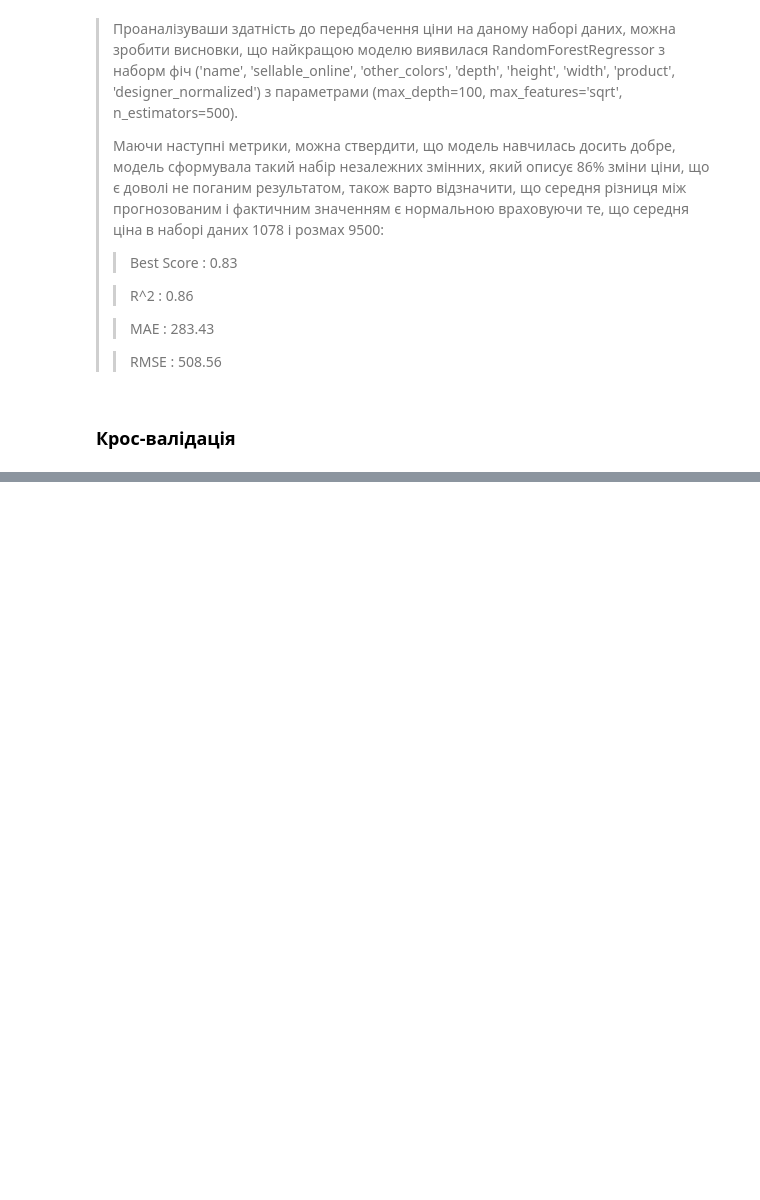
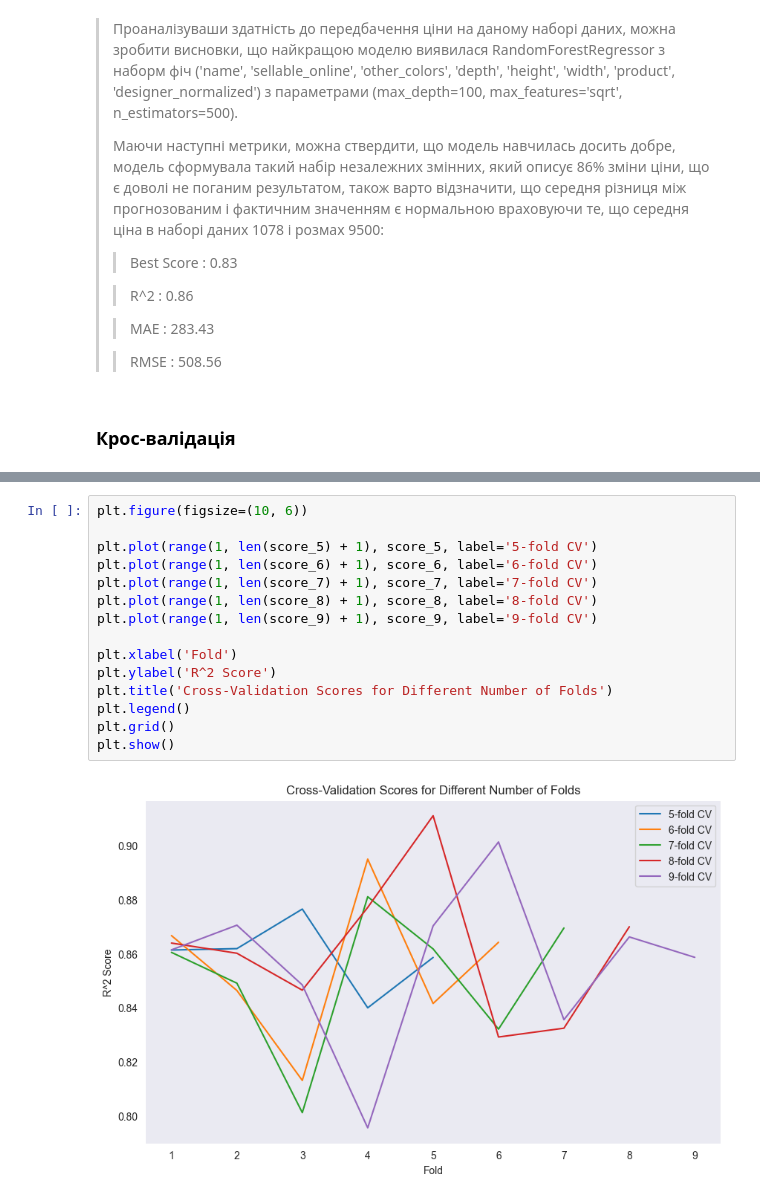
Before and after one commit to vishomirsky/step_project, a Jupyter notebook: step_project.ipynb, the cells around one changed output, grey strips where cells are left out. Drawn from its saved outputs; the diff is of its cells as text; blank space fills up the shorter version.

```diff
--- a/step_project.ipynb
+++ b/step_project.ipynb
@@ -1554,0 +1548,17 @@ plt.show()
+# %%
+plt.figure(figsize=(10, 6))
+
+plt.plot(range(1, len(score_5) + 1), score_5, label='5-fold CV')
+plt.plot(range(1, len(score_6) + 1), score_6, label='6-fold CV')
+plt.plot(range(1, len(score_7) + 1), score_7, label='7-fold CV')
+plt.plot(range(1, len(score_8) + 1), score_8, label='8-fold CV')
+plt.plot(range(1, len(score_9) + 1), score_9, label='9-fold CV')
+
+plt.xlabel('Fold')
+plt.ylabel('R^2 Score')
+plt.title('Cross-Validation Scores for Different Number of Folds')
+plt.legend()
+plt.grid()
+plt.show()
+# %% [output]
+[figure, added]
```
Also changed, not shown: parts of 14 cells of this notebook.
